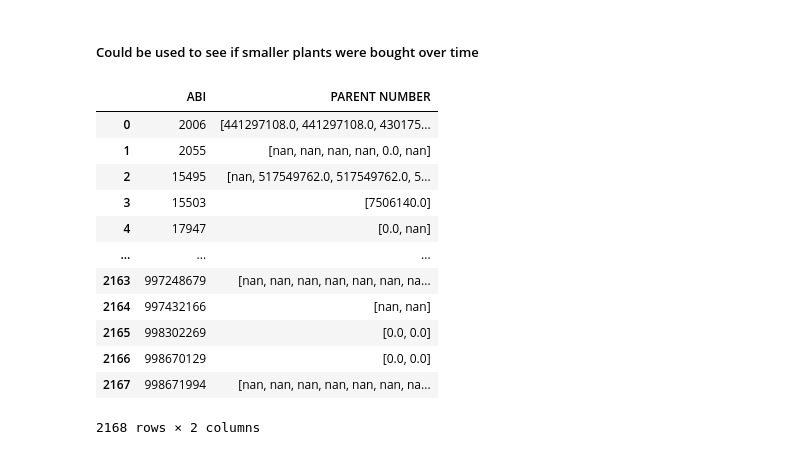
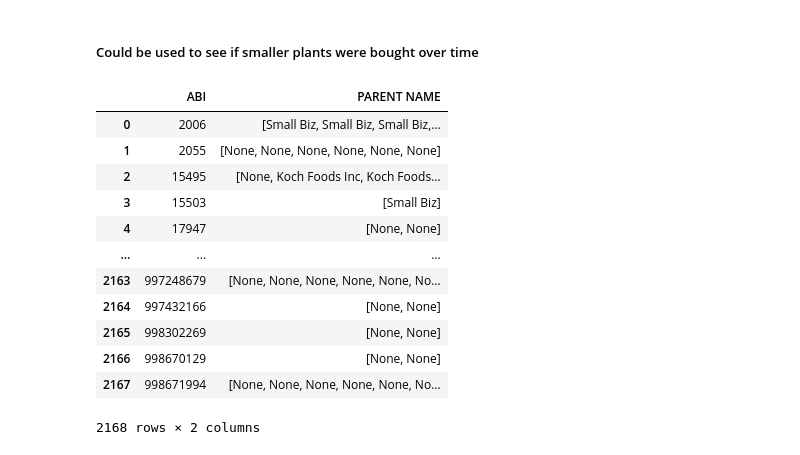
Before and after one commit to uchicago-dsi/rafi-poultry, a Jupyter notebook: notebooks/master-EDA.ipynb, the cells around one changed output. Drawn from its saved outputs; the diff is of its cells as text; code cells hidden in the pictures.

Commit message:
matching parent ABIs to names

```diff
--- a/notebooks/master-EDA.ipynb
+++ b/notebooks/master-EDA.ipynb
@@ -345,3 +332,12 @@ df_IG['ABI'].value_counts().sort_values(ascending=False)
 417108974     1
 503201196     1
 Name: ABI, Length: 2168, dtype: int64
+# %%
+ABI_dict = dict({np.nan: 'None', 7537913.0: 'Tyson Foods Inc', 0.0: 'None', 987289857.0: 'JBS USA',
+                7516065.0: 'Hormel Foods Corp',  453614844.0: 'Cargil Inc', 9564816.0: 'Foster Farms',
+                441416815.0: 'Sanderson Farms Inc', 517549762.0: 'Koch Foods Inc', 835874538.0: 'Mountaire Corp',
+                7529217.0: 'Perdue Farms Inc', 433353331.0: 'Continental Grain Co', 513523.0: 'House of Raeford Farms Inc',
+                436136139.0: "Pilgrim's Pride Corp", 512392.0: "George's Inc", 431481290.0: 'Cal-main Foods Inc',
+                7509045.0: "Conagra Brands Inc", 7534076.0: "Simmons Foods Inc", 531052413.0: "Peco Foods Inc",
+                1941509.0: "UNKNOWN"})
+print(type(ABI_dict))
@@ -347,0 +346,4 @@ Name: ABI, Length: 2168, dtype: int64
+# %%
+df_IG['PARENT NAME'] = df_IG['PARENT NUMBER'].map(ABI_dict)
+df_IG['PARENT NAME'] = df_IG['PARENT NAME'].fillna('Small Biz')
+df_IG.head(3)
@@ -350,19 +357,19 @@ Name: ABI, Length: 2168, dtype: int64
 # %% [markdown]
 ##### Could be used to see if smaller plants were bought over time
 # %%
-ABI_and_parent = df_IG.groupby('ABI')['PARENT NUMBER'].apply(list).reset_index()
+ABI_and_parent = df_IG.groupby('ABI')['PARENT NAME'].apply(list).reset_index()
 ABI_and_parent
 # %% [output]
-|  | ABI | PARENT NUMBER |
-| 0 | 2006 | [441297108.0, 441297108.0, 430175... |
-| 1 | 2055 | [nan, nan, nan, nan, 0.0, nan] |
-| 2 | 15495 | [nan, 517549762.0, 517549762.0, 5... |
-| 3 | 15503 | [7506140.0] |
-| 4 | 17947 | [0.0, nan] |
+|  | ABI | PARENT NAME |
+| 0 | 2006 | [Small Biz, Small Biz, Small Biz,... |
+| 1 | 2055 | [None, None, None, None, None, None] |
+| 2 | 15495 | [None, Koch Foods Inc, Koch Foods... |
+| 3 | 15503 | [Small Biz] |
+| 4 | 17947 | [None, None] |
 | ... | ... | ... |
-| 2163 | 997248679 | [nan, nan, nan, nan, nan, nan, na... |
-| 2164 | 997432166 | [nan, nan] |
-| 2165 | 998302269 | [0.0, 0.0] |
-| 2166 | 998670129 | [0.0, 0.0] |
-| 2167 | 998671994 | [nan, nan, nan, nan, nan, nan, na... |
+| 2163 | 997248679 | [None, None, None, None, None, No... |
+| 2164 | 997432166 | [None, None] |
+| 2165 | 998302269 | [None, None] |
+| 2166 | 998670129 | [None, None] |
+| 2167 | 998671994 | [None, None, None, None, None, No... |
 2168 rows × 2 columns
```
Also changed, not shown: parts of 10 cells of this notebook.
